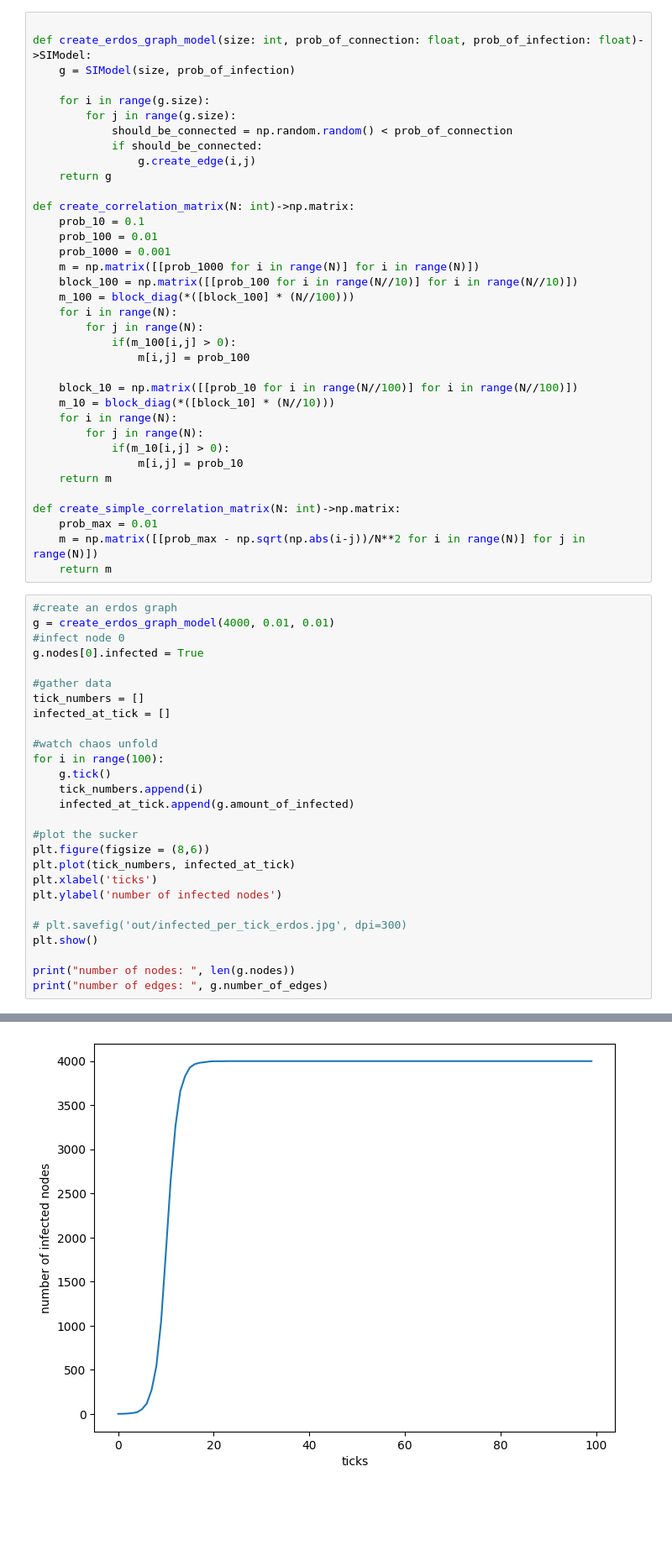
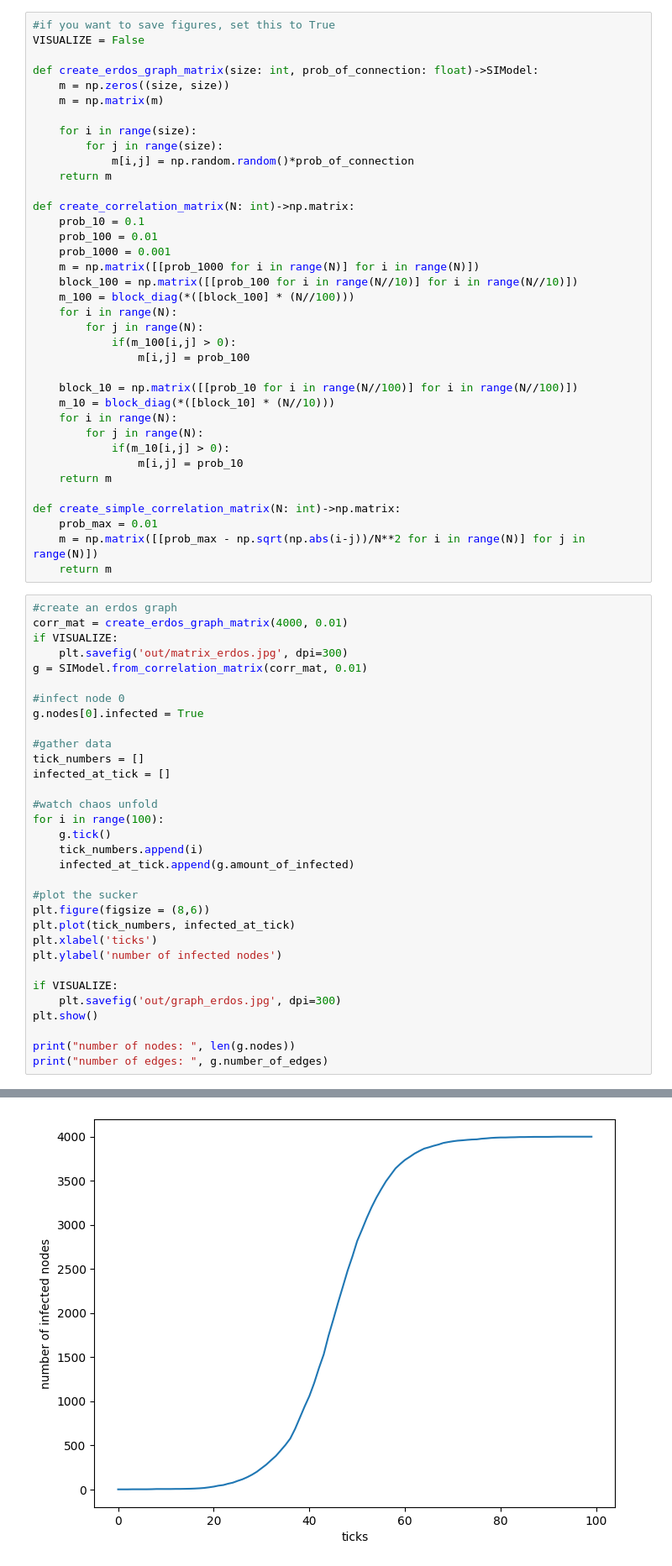
Before and after one commit to ficnawode/SI-model-sim, a Jupyter notebook: graph.ipynb, the cells around one changed output, grey strips where cells are left out. Shown at 84% size. Saved outputs shown, nothing was run; the diff lists cells and outputs as text; blank space fills up the shorter version.

```diff
--- a/graph.ipynb
+++ b/graph.ipynb
@@ -5,16 +5,17 @@ from scipy.linalg import block_diag
 from matplotlib import pyplot as plt
 from impl import SIModel
 # %%
+#if you want to save figures, set this to True
+VISUALIZE = False
 
-def create_erdos_graph_model(size: int, prob_of_connection: float, prob_of_infection: float)->SIModel:
-    g = SIModel(size, prob_of_infection)
+def create_erdos_graph_matrix(size: int, prob_of_connection: float)->SIModel:
+    m = np.zeros((size, size))
+    m = np.matrix(m)
 
-    for i in range(g.size):
-        for j in range(g.size):
-            should_be_connected = np.random.random() < prob_of_connection
-            if should_be_connected:
-                g.create_edge(i,j)
-    return g
+    for i in range(size):
+        for j in range(size):
+            m[i,j] = np.random.random()*prob_of_connection
+    return m
 
 def create_correlation_matrix(N: int)->np.matrix:
     prob_10 = 0.1
@@ -42,7 +43,11 @@ def create_simple_correlation_matrix(N: int)->np.matrix:
     return m
 # %%
 #create an erdos graph
-g = create_erdos_graph_model(4000, 0.01, 0.01)
+corr_mat = create_erdos_graph_matrix(4000, 0.01)
+if VISUALIZE:
+    plt.savefig('out/matrix_erdos.jpg', dpi=300)
+g = SIModel.from_correlation_matrix(corr_mat, 0.01)
+
 #infect node 0
 g.nodes[0].infected = True
 
@@ -62,7 +67,8 @@ plt.plot(tick_numbers, infected_at_tick)
 plt.xlabel('ticks')
 plt.ylabel('number of infected nodes')
 
-# plt.savefig('out/infected_per_tick_erdos.jpg', dpi=300)
+if VISUALIZE:
+    plt.savefig('out/graph_erdos.jpg', dpi=300)
 plt.show()
 
 print("number of nodes: ", len(g.nodes))
@@ -71 +78 @@ print("number of edges: ", g.number_of_edges)
-[figure, old version]
+[figure, new version]
```
Also changed, not shown: parts of 7 cells of this notebook, 1 other file.
